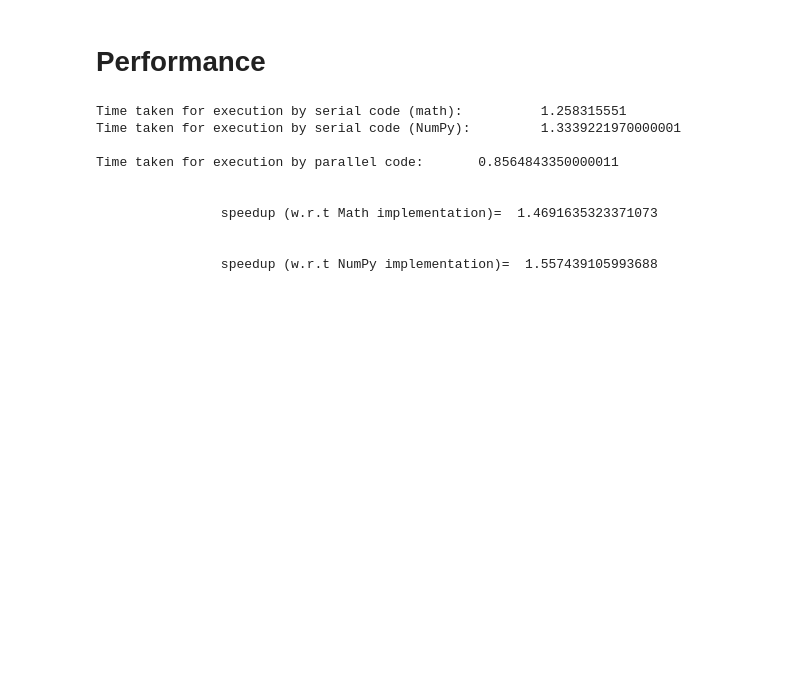
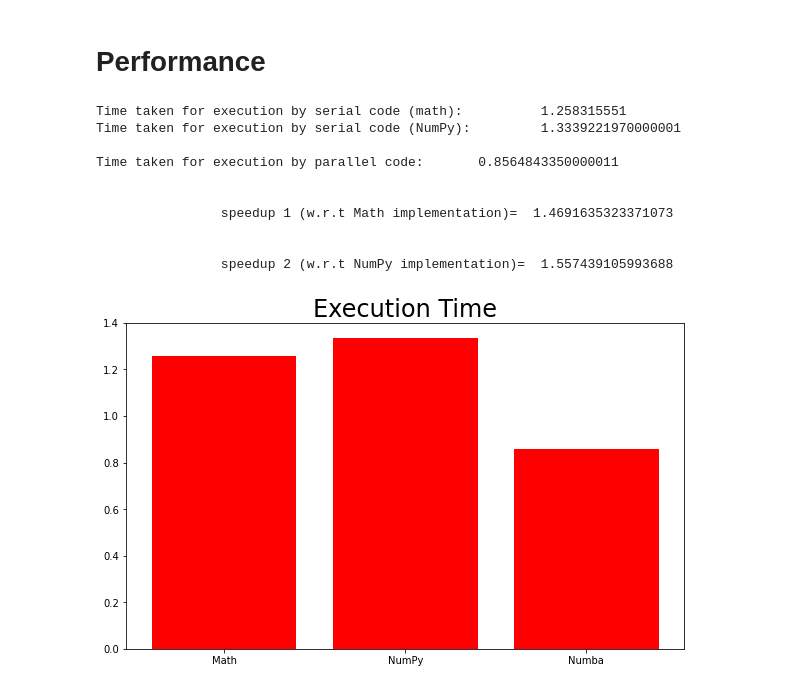
Before and after one commit to aaditya0710/PERFECT-CAR-PARKING, a Jupyter notebook: CORRECT_CAR_PARKING.ipynb, the cells around one changed output. Cells and saved outputs as stored; diff of their text form; code cells hidden in the pictures; blank space fills up the shorter version.

```diff
--- a/CORRECT_CAR_PARKING.ipynb
+++ b/CORRECT_CAR_PARKING.ipynb
@@ -337,8 +337,10 @@ time_parallel = time.process_time() - start
 print("Time taken for execution by serial code (math):\t\t",time_serial_math)
 print("Time taken for execution by serial code (NumPy):\t",time_serial_numpy)
 print("\nTime taken for execution by parallel code:\t",time_parallel)
-print("\n\n\t\tspeedup (w.r.t Math implementation)= ",time_serial_math/time_parallel)
-print("\n\n\t\tspeedup (w.r.t NumPy implementation)= ",time_serial_numpy/time_parallel)
+speedup_math = time_serial_math/time_parallel
+print("\n\n\t\tspeedup 1 (w.r.t Math implementation)= ",speedup_math)
+speedup_numpy = time_serial_numpy/time_parallel
+print("\n\n\t\tspeedup 2 (w.r.t NumPy implementation)= ",speedup_numpy)
 # %% [output]
 Time taken for execution by serial code (math):          1.258315551
 Time taken for execution by serial code (NumPy):         1.3339221970000001
@@ -346,7 +348,14 @@ Time taken for execution by serial code (NumPy):         1.3339221970000001
 Time taken for execution by parallel code:       0.8564843350000011
 
 
-                speedup (w.r.t Math implementation)=  1.4691635323371073
+                speedup 1 (w.r.t Math implementation)=  1.4691635323371073
 
 
-                speedup (w.r.t NumPy implementation)=  1.557439105993688
+                speedup 2 (w.r.t NumPy implementation)=  1.557439105993688
+# %%
+plt.figure(figsize=(10,6))
+plt.bar(['Math','NumPy','Numba'],[time_serial_math,time_serial_numpy,time_parallel],color='r')
+plt.title('Execution Time',fontsize=24)
+plt.show()
+# %% [output]
+[figure, added]
```
Also changed, not shown: parts of 1 cell of this notebook.
